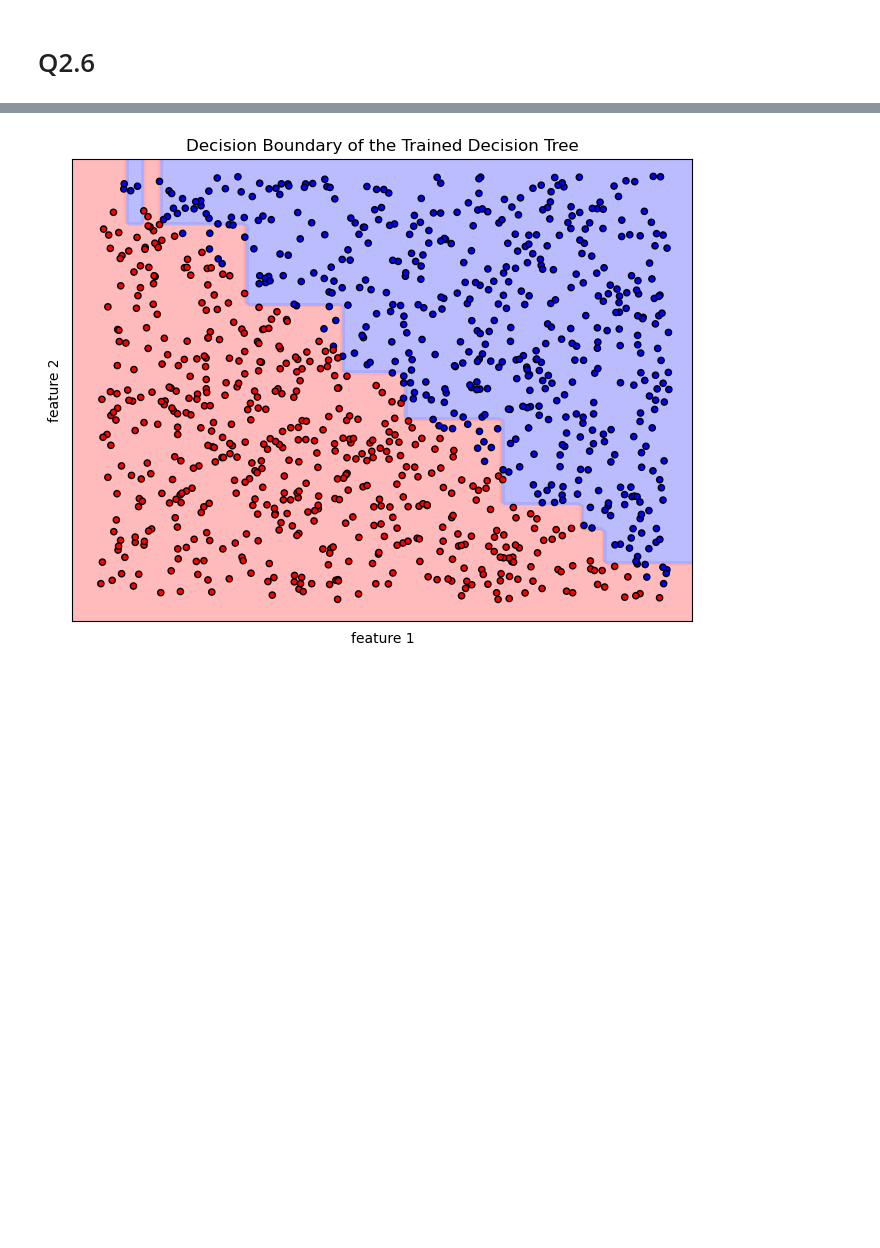
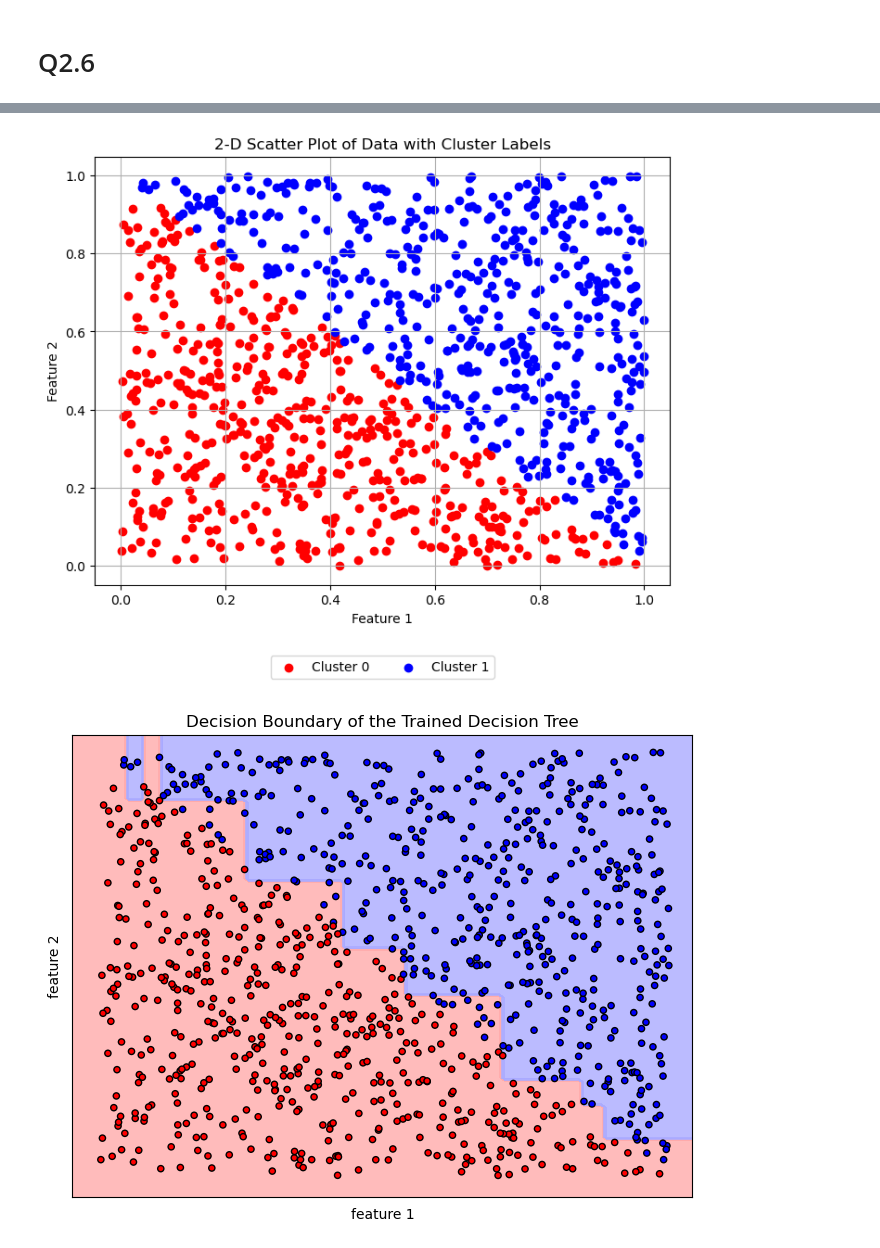
Before and after one commit to ZexuanSun/Zuoye, a Jupyter notebook: cs760_hw2.ipynb, the cells around one changed output, grey strips where cells are left out. Saved outputs shown, nothing was run; the diff lists cells and outputs as text; code cells hidden in the pictures; blank space fills up the shorter version.

```diff
--- a/cs760_hw2.ipynb
+++ b/cs760_hw2.ipynb
@@ -582,3 +589,25 @@ plt.show()
+# %%
+data = np.loadtxt('/Users/zexuansun/Downloads/D2.txt')
+
+features = data[:, :2]
+labels = data[:, 2]
+# Create a scatter plot
+plt.figure(figsize=(8, 6))
+plt.scatter(features[labels == 0, 0], features[labels == 0, 1], c='red', label='Cluster 0')
+plt.scatter(features[labels == 1, 0], features[labels == 1, 1], c='blue', label='Cluster 1')
+
+
+#plt.axhline(y=classifier1.root.threshold, color='green', linestyle='-', label='DT decision boundary',lw = 3)
+
+plt.xlabel('Feature 1')
+plt.ylabel('Feature 2')
+plt.title('2-D Scatter Plot of Data with Cluster Labels')
+plt.legend(loc='upper center', bbox_to_anchor=(0.5, -0.15), ncol=3)
+
+plt.grid(True)
+plt.show()
+# %% [output]
+[figure, added]
 # %%
 import matplotlib.pyplot as plt
 
```
Also changed, not shown: parts of 27 cells of this notebook.
